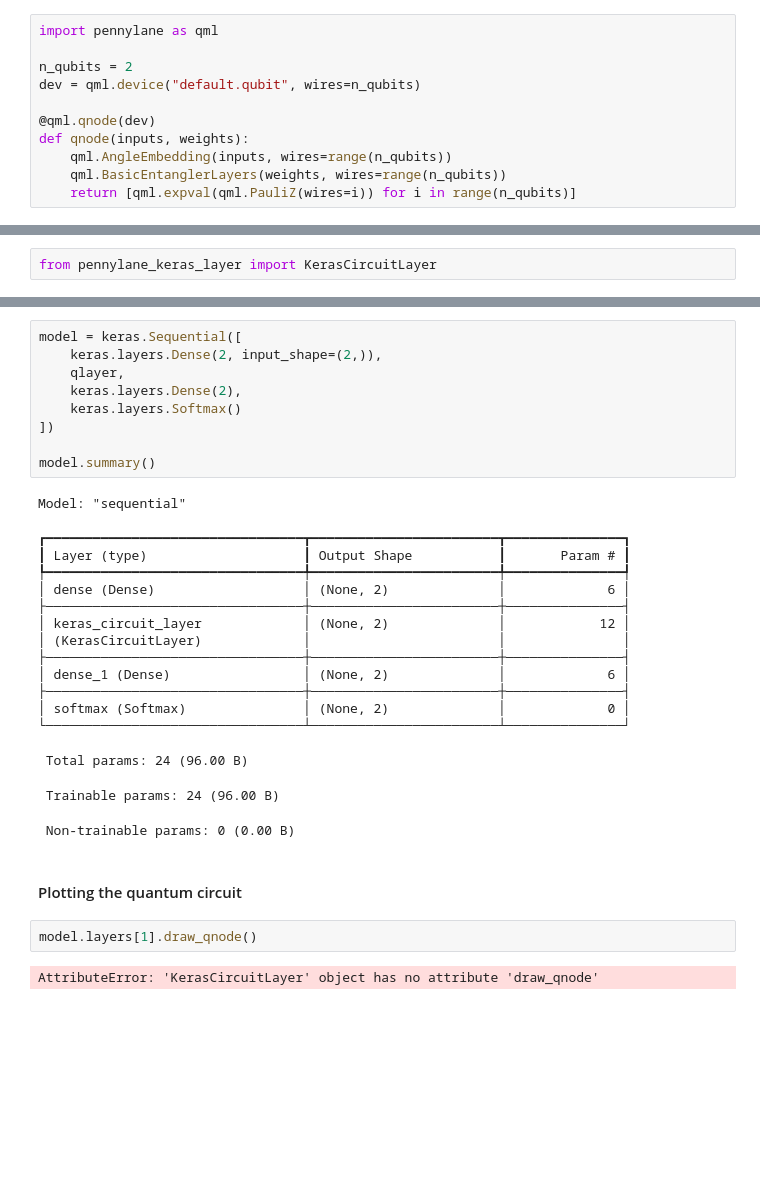
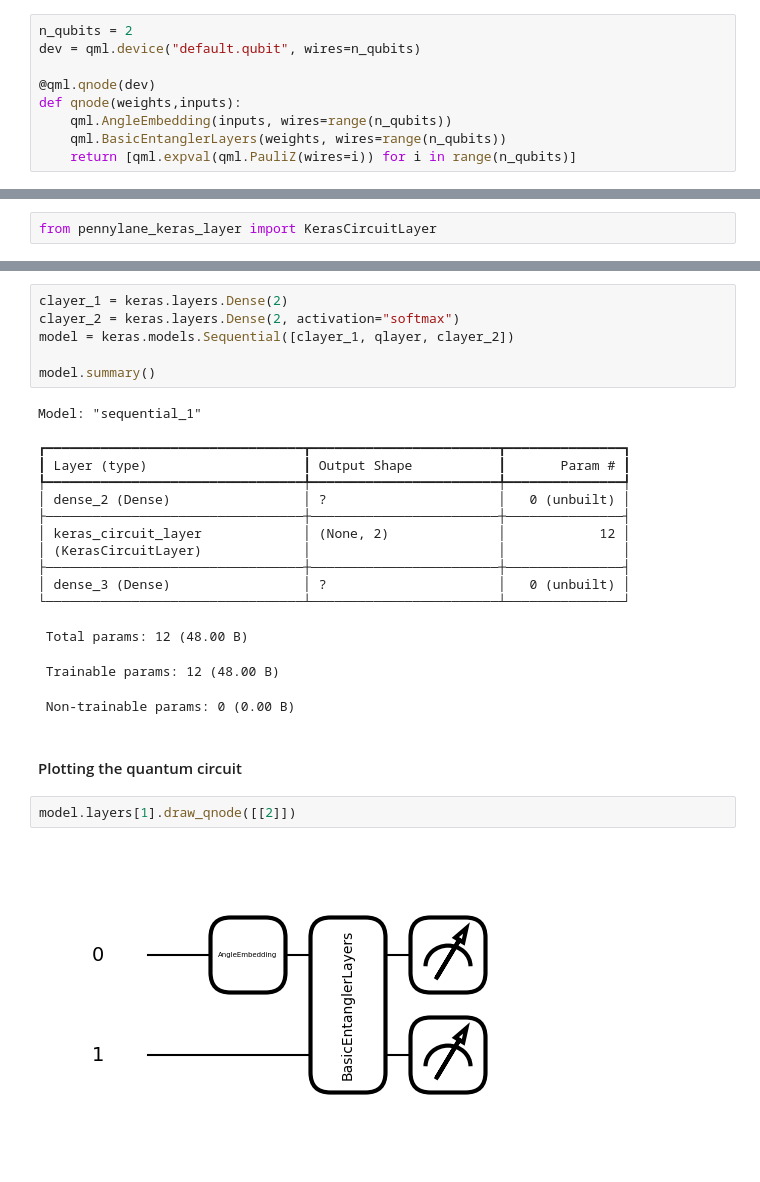
Before and after one commit to vinayak19th/pennylane-keras-layer, a Jupyter notebook: RandomTrainingTest.ipynb, the cells around one changed output, grey strips where cells are left out. Drawn from its saved outputs; the diff is of its cells as text; blank space fills up the shorter version.

```diff
--- a/RandomTrainingTest.ipynb
+++ b/RandomTrainingTest.ipynb
@@ -36,11 +58,9 @@ Our next step is to define the QNode that we want to interface with keras 3. Any
 # %%
-import pennylane as qml
-
 n_qubits = 2
 dev = qml.device("default.qubit", wires=n_qubits)
 
 @qml.qnode(dev)
-def qnode(inputs, weights):
+def qnode(weights,inputs):
     qml.AngleEmbedding(inputs, wires=range(n_qubits))
     qml.BasicEntanglerLayers(weights, wires=range(n_qubits))
     return [qml.expval(qml.PauliZ(wires=i)) for i in range(n_qubits)]
@@ -59,32 +100,27 @@ qlayer = KerasCircuitLayer(qnode, weight_shapes, output_dim=n_qubits)
 # %%
-model = keras.Sequential([
-    keras.layers.Dense(2, input_shape=(2,)),
-    qlayer,
-    keras.layers.Dense(2),
-    keras.layers.Softmax()
-])
+clayer_1 = keras.layers.Dense(2)
+clayer_2 = keras.layers.Dense(2, activation="softmax")
+model = keras.models.Sequential([clayer_1, qlayer, clayer_2])
 
 model.summary()
 # %% [output]
-Model: "sequential"
+Model: "sequential_1"
 ┏━━━━━━━━━━━━━━━━━━━━━━━━━━━━━━━━━┳━━━━━━━━━━━━━━━━━━━━━━━━┳━━━━━━━━━━━━━━━┓
 ┃ Layer (type)                    ┃ Output Shape           ┃       Param # ┃
 ┡━━━━━━━━━━━━━━━━━━━━━━━━━━━━━━━━━╇━━━━━━━━━━━━━━━━━━━━━━━━╇━━━━━━━━━━━━━━━┩
-│ dense (Dense)                   │ (None, 2)              │             6 │
+│ dense_2 (Dense)                 │ ?                      │   0 (unbuilt) │
 ├─────────────────────────────────┼────────────────────────┼───────────────┤
 │ keras_circuit_layer             │ (None, 2)              │            12 │
 │ (KerasCircuitLayer)             │                        │               │
 ├─────────────────────────────────┼────────────────────────┼───────────────┤
-│ dense_1 (Dense)                 │ (None, 2)              │             6 │
-├─────────────────────────────────┼────────────────────────┼───────────────┤
-│ softmax (Softmax)               │ (None, 2)              │             0 │
+│ dense_3 (Dense)                 │ ?                      │   0 (unbuilt) │
 └─────────────────────────────────┴────────────────────────┴───────────────┘
- Total params: 24 (96.00 B)
+ Total params: 12 (48.00 B)
- Trainable params: 24 (96.00 B)
+ Trainable params: 12 (48.00 B)
  Non-trainable params: 0 (0.00 B)
 # %% [markdown]
 #### Plotting the quantum circuit
 # %%
-model.layers[1].draw_qnode()
+model.layers[1].draw_qnode([[2]])
 # %% [output]
-AttributeError: 'KerasCircuitLayer' object has no attribute 'draw_qnode'
+[figure, added]
```
Also changed, not shown: parts of 31 cells of this notebook, 2 other files.
